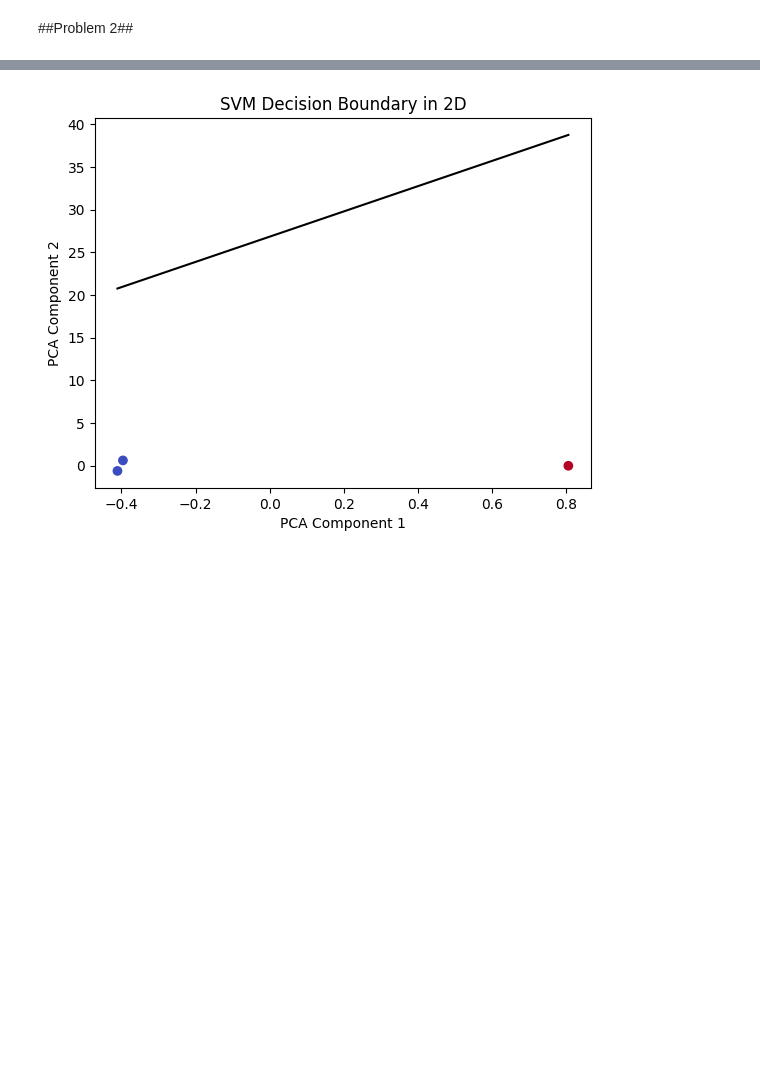
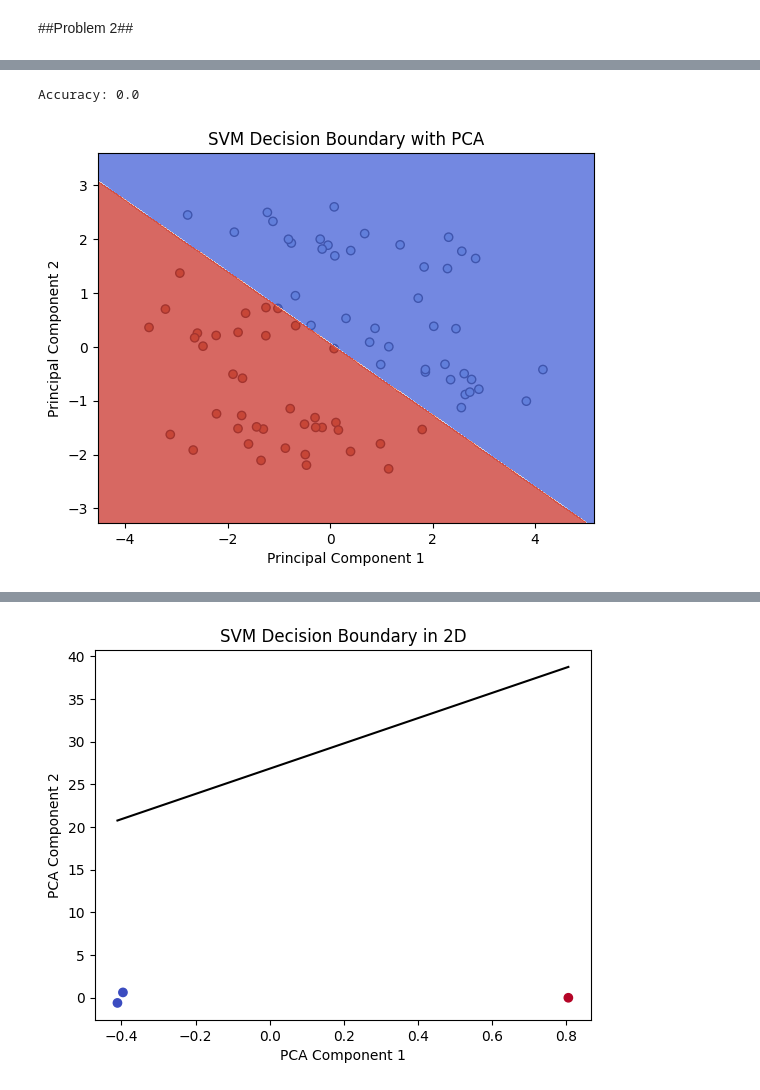
Before and after one commit to sheikh495/MachineLearning, a Jupyter notebook: M7_8_Homework_Converting_Data_Into_A_Vector_Space_Model.ipynb, the cells around one changed output, grey strips where cells are left out. Drawn from its saved outputs; the diff is of its cells as text; code cells hidden in the pictures; blank space fills up the shorter version.

```diff
--- a/M7_8_Homework_Converting_Data_Into_A_Vector_Space_Model.ipynb
+++ b/M7_8_Homework_Converting_Data_Into_A_Vector_Space_Model.ipynb
@@ -1700,0 +2102,78 @@ print(table)
+# %%
+from sklearn.feature_extraction.text import CountVectorizer
+from sklearn.model_selection import train_test_split
+from sklearn.svm import SVC
+from sklearn.metrics import accuracy_score
+
+# Define the text data
+texts = [
+    "Why don’t scientists trust atoms when they make up everything?",
+    "Why don’t physicists have faith in atoms because they constitute everything?",
+    "Why do chemists have doubts about atoms because they compose everything?",
+    "Why are atoms untrustworthy according to scientists because they form everything?"
+]
+
+# Define labels (target values)
+labels = [1, 1, 0, 0]  # 1 for trust, 0 for untrustworthy
+
+# Create a CountVectorizer object
+vectorizer = CountVectorizer()
+
+# Fit the vectorizer on the text data and transform the text into vectors
+X = vectorizer.fit_transform(texts)
+
+# Split the data into training and testing sets
+X_train, X_test, y_train, y_test = train_test_split(X, labels, test_size=0.2, random_state=42)
+
+# Train SVM classifier
+svm_classifier = SVC(kernel='linear')
+svm_classifier.fit(X_train, y_train)
+
+# Predict the labels for the test data
+y_pred = svm_classifier.predict(X_test)
+
+# Calculate the accuracy of the classifier
+accuracy = accuracy_score(y_test, y_pred)
+print("Accuracy:", accuracy)
+# %% [output]
+Accuracy: 0.0
+# %%
+import numpy as np
+import matplotlib.pyplot as plt
+from sklearn.datasets import make_classification
+from sklearn.model_selection import train_test_split
+from sklearn.svm import SVC
+from sklearn.decomposition import PCA
+
+# Generate synthetic data
+X, y = make_classification(n_samples=100, n_features=10, n_classes=2, random_state=42)
+
+# Split the data into training and testing sets
+X_train, X_test, y_train, y_test = train_test_split(X, y, test_size=0.2, random_state=42)
+
+# Perform PCA for dimensionality reduction
+pca = PCA(n_components=2)
+X_train_pca = pca.fit_transform(X_train)
+
+# Train SVM classifier
+svm_classifier = SVC(kernel='linear')
+svm_classifier.fit(X_train_pca, y_train)
+
+# Plot data points
+plt.scatter(X_train_pca[:, 0], X_train_pca[:, 1], c=y_train, cmap=plt.cm.Paired, edgecolors='k')
+
+# Plot decision boundary
+h = .02  # step size in the mesh
+x_min, x_max = X_train_pca[:, 0].min() - 1, X_train_pca[:, 0].max() + 1
+y_min, y_max = X_train_pca[:, 1].min() - 1, X_train_pca[:, 1].max() + 1
+xx, yy = np.meshgrid(np.arange(x_min, x_max, h), np.arange(y_min, y_max, h))
+Z = svm_classifier.predict(np.c_[xx.ravel(), yy.ravel()])
+Z = Z.reshape(xx.shape)
+plt.contourf(xx, yy, Z, cmap=plt.cm.coolwarm, alpha=0.8)
+
+plt.xlabel('Principal Component 1')
+plt.ylabel('Principal Component 2')
+plt.title('SVM Decision Boundary with PCA')
+plt.show()
+# %% [output]
+[figure, added]
```
Also changed, not shown: parts of 11 cells of this notebook.
